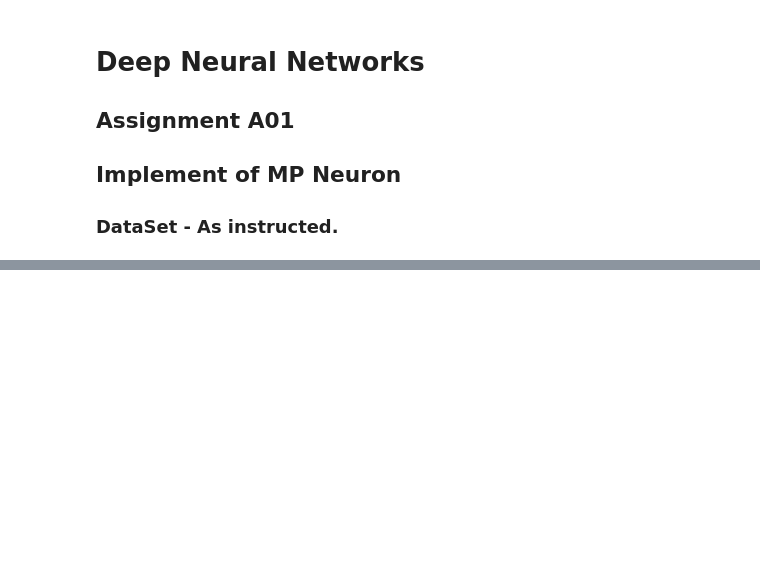
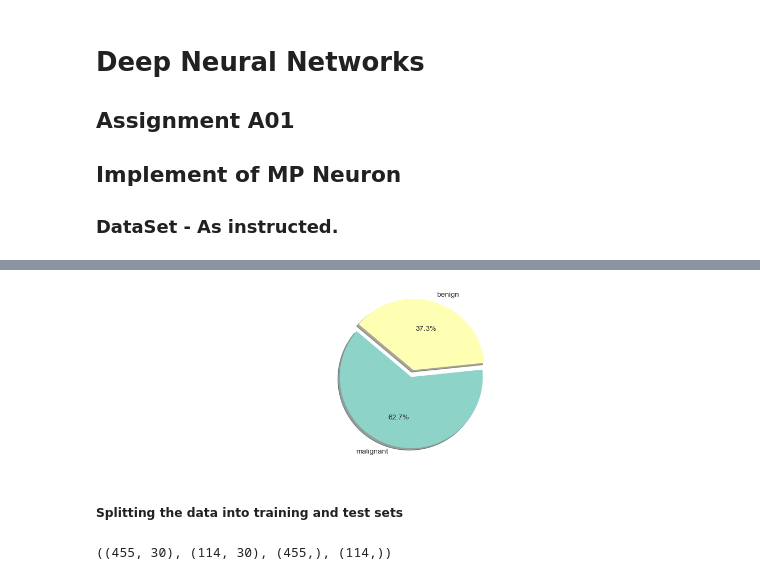
Before and after one commit to sngrajesh/DeepLearningAndNeuralNetworks, a Jupyter notebook: Assignment/8028_Rajesh_A01.ipynb, the cells around one changed output, grey strips where cells are left out. Cells and saved outputs as stored; diff of their text form; code cells hidden in the pictures; blank space fills up the shorter version.

```diff
--- a/Assignment/8028_Rajesh_A01.ipynb
+++ b/Assignment/8028_Rajesh_A01.ipynb
@@ -337,0 +150,18 @@ plt.show()
+# %%
+fix, axis = plt.subplots()
+explode = (0, 0.1,) # only "explode" the 2nd ring
+axis.pie(
+    data_df['target'].value_counts(),
+    explode=explode,
+    labels=labels,
+    autopct='%1.1f%%',
+    shadow=True,
+    startangle=140
+)
+axis.axis('equal') # Equal aspect ratio ensures that pie is drawn as a circle.
+
+plt.show()
+# %% [output]
+[figure, added]
+# %% [markdown]
+##### Splitting the data into training and test sets
@@ -337,0 +171,6 @@ plt.show()
+# %%
+X_train, X_test, y_train, y_test = train_test_split(X, y, test_size=TEST_SIZE, random_state=RANDOM_STATE, stratify=y)
+
+X_train.shape, X_test.shape, y_train.shape, y_test.shape
+# %% [output]
+((455, 30), (114, 30), (455,), (114,))
```
Also changed, not shown: parts of 34 cells of this notebook, 5 other files.
